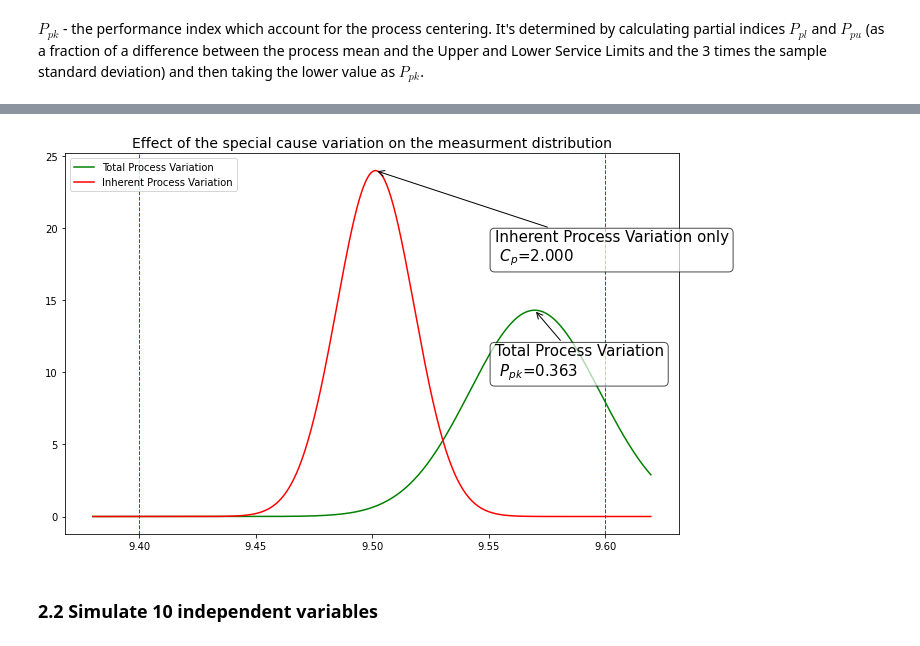
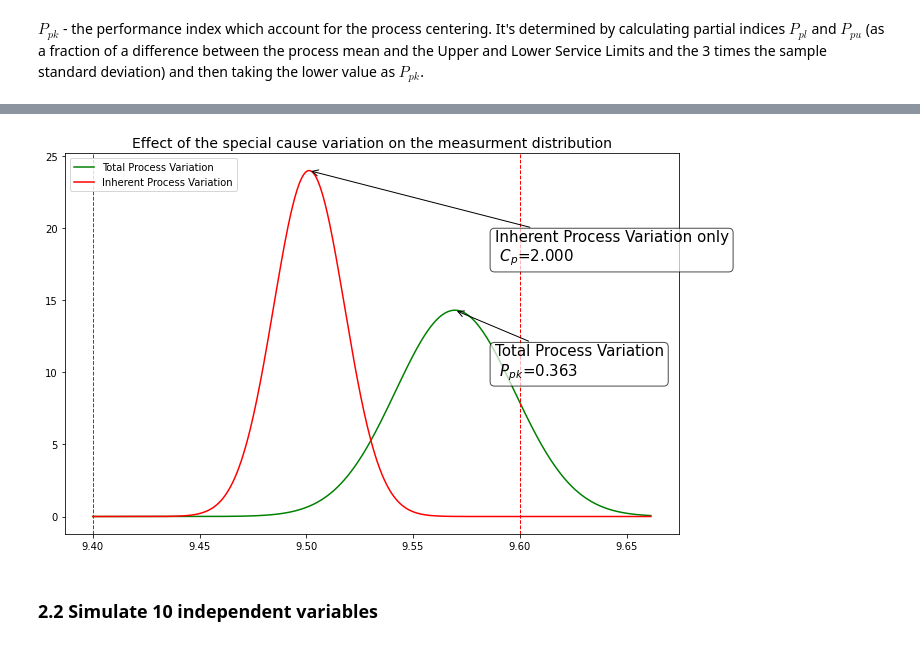
Before and after one commit to przemekbil/PfDA_2021_project, a Jupyter notebook: Project.ipynb, the cells around one changed output, grey strips where cells are left out. Saved outputs shown, nothing was run; the diff lists cells and outputs as text; code cells hidden in the pictures.

Commit message:
X axis limits corrected on ccv and measurement distribution comparison plot

```diff
--- a/Project.ipynb
+++ b/Project.ipynb
@@ -428,9 +444,12 @@ mean_ccv = dim1['ccv'].mean()
 sigma = dim1['measured'].std()
 sigma_ccv = dim1['ccv'].std()
 
-# calculate the min and max for X axis just outside the process tolerances
-x_min = lsl - 0.1 * (usl-lsl)
-x_max = usl + 0.1 * (usl-lsl)
+#Calculate the X axis limits to ensure that it includes the whole tollerance band and 99.9% of both distributions
+
+# choose the x_min from lsl and the bottom intervals that contains 99.9% of both distributions
+x_min = min(lsl, norm.interval(0.999, loc=mean, scale=sigma)[0], norm.interval(0.999, loc=mean_ccv, scale=sigma_ccv)[0])
+# choose the x_max from usl and the top intervals that contains 99.9% of both distributions
+x_max = max(usl, norm.interval(0.999, loc=mean, scale=sigma)[1], norm.interval(0.999, loc=mean_ccv, scale=sigma_ccv)[1])
 
 #create a array of x values
 x = np.arange(x_min, x_max, (x_max-x_min)/500. )
@@ -444,34 +463,34 @@ ax.plot(x, y_ccv, 'r-', label='Inherent Process Variation')
 
 # Draw red vertical lines for upper and lower tolerances
 ax.axvline(usl, color='r', linestyle='dashed', linewidth=1)
 ax.axvline(lsl, color='r', linestyle='dashed', linewidth=1)
 
 # Add the annotation for the Cp
 desc = ax.annotate('Inherent Process Variation only\n '+r'$C_{p}$='+'{:.3f}'.format(cp),
                    xy=(mean_ccv, max(y_ccv)), xycoords= 'data',
                    xytext=(0.7, 0.7), textcoords= 'axes fraction',
                    arrowprops=dict(facecolor='black',  arrowstyle="->", connectionstyle="arc3"),
                    horizontalalignment='left', verticalalignment='bottom',
                    fontsize=15,
                    bbox=dict(boxstyle="round", fc="w", alpha=0.7)
                      )
 
 # Add the annotation for the Ppk
 desc = ax.annotate('Total Process Variation\n '+r'$P_{pk}$='+'{:.3f}'.format(min(ppl, ppu)),
                    xy=(mean, max(y)), xycoords= 'data',
                    xytext=(0.7, 0.4), textcoords= 'axes fraction',
                    arrowprops=dict(facecolor='black',  arrowstyle="->", connectionstyle="arc3"),
                    horizontalalignment='left', verticalalignment='bottom',
                    fontsize=15,
                    bbox=dict(boxstyle="round", fc="w", alpha=0.7)
                      )
 
 # Add the legend
 ax.legend(loc='upper left')
 
 plt.show()
 # %% [output]
-[figure, old version]
+[figure, new version]
 # %% [markdown]
 <a id="par2.2"></a>
 ### 2.2 Simulate 10 independent variables
```
Also changed, not shown: parts of 1 cell of this notebook.
